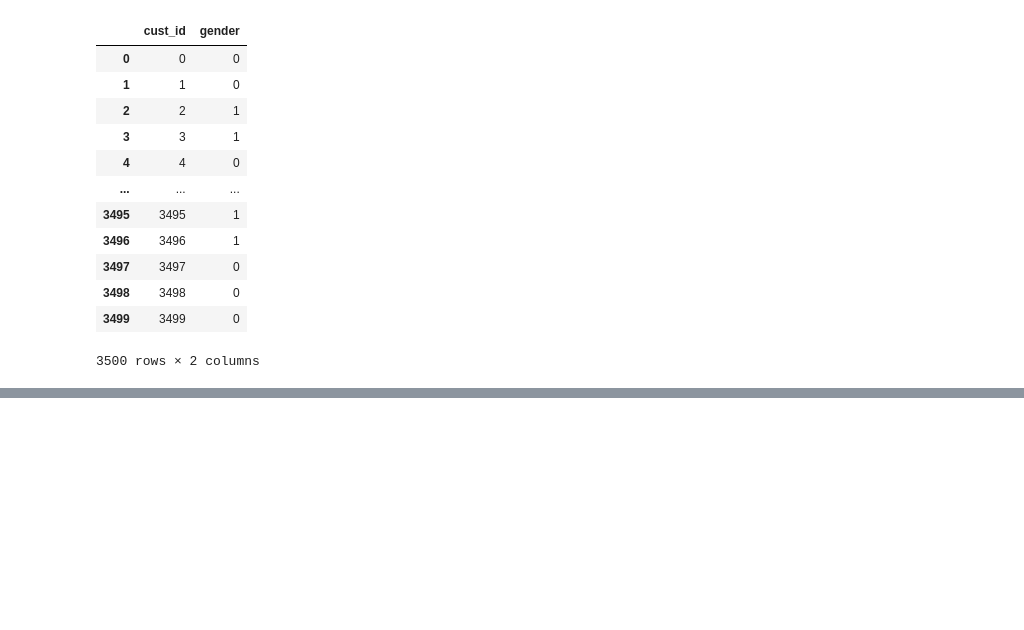
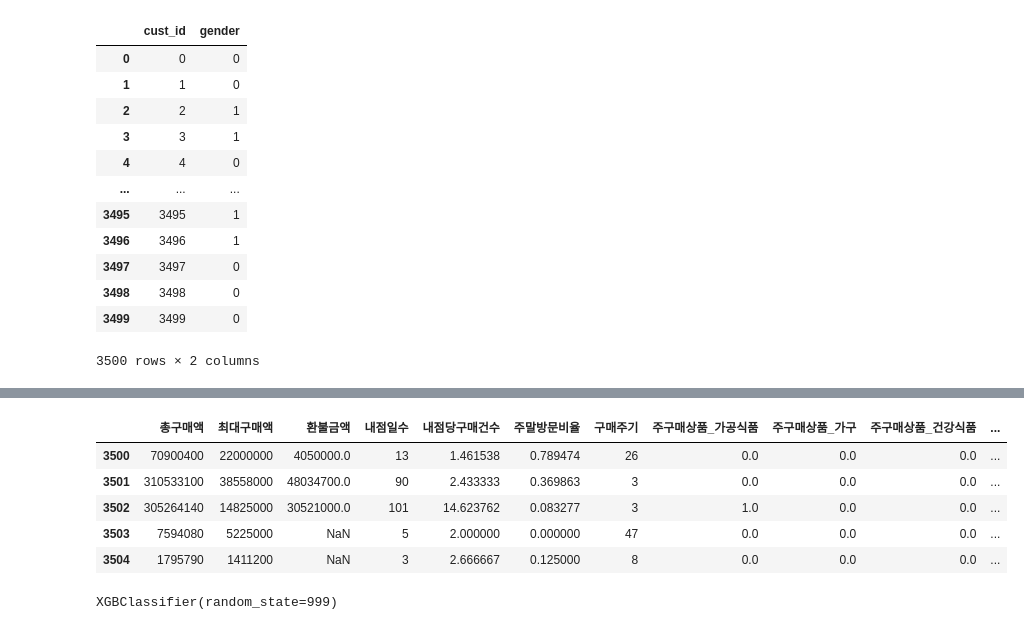
Before and after one commit to tkasod2/TIL, a Jupyter notebook: 빅분기_준비용_흐름파일.ipynb, the cells around one changed output, grey strips where cells are left out. Saved outputs shown, nothing was run; the diff lists cells and outputs as text; code cells hidden in the pictures; blank space fills up the shorter version.

```diff
--- a/빅분기_준비용_흐름파일.ipynb
+++ b/빅분기_준비용_흐름파일.ipynb
@@ -81,3 +84,0 @@ numeric_columns = [x for x in X_train.columns if x not in categorical_columns]
-# %%
-encoder.fit(X_data)
-df_X = pd.DataFrame(encoder.fit_transform(X_data[categorical_columns]))
@@ -153,0 +85,9 @@ set(X_train['주구매상품'].drop_duplicates()).difference(set(X_test['주구
+# %%
+# column 정의
+categorical_columns = ['주구매상품','주구매지점']
+numeric_columns = [x for x in X_train.columns if x not in categorical_columns]
+
+# 범주형 변수 처리 one hot encoding
+encoder = PPR.OneHotEncoder(categories='auto', sparse=False)
+categorical_X = pd.DataFrame(encoder.fit_transform(X_data[categorical_columns]))
+categorical_X.columns = encoder.get_feature_names(X_data[categorical_columns].columns)
@@ -154,2 +108,17 @@ set(X_train['주구매상품'].drop_duplicates()).difference(set(X_test['주구
+# %%
+numeric_X = X_data[numeric_columns]
+# %%
+X = pd.concat([numeric_X,categorical_X], axis = 1)
+X_train = X[X['구분']=='train']
+X_test = X[X['구분']=='test']
+# %%
+X_test.head()
+# %% [output]
+|  | 총구매액 | 최대구매액 | 환불금액 | 내점일수 | 내점당구매건수 | 주말방문비율 | 구매주기 | 주구매상품_가공식품 | 주구매상품_가구 | 주구매상품_건강식품 | ... |
+| 3500 | 70900400 | 22000000 | 4050000.0 | 13 | 1.461538 | 0.789474 | 26 | 0.0 | 0.0 | 0.0 | ... |
+| 3501 | 310533100 | 38558000 | 48034700.0 | 90 | 2.433333 | 0.369863 | 3 | 0.0 | 0.0 | 0.0 | ... |
+| 3502 | 305264140 | 14825000 | 30521000.0 | 101 | 14.623762 | 0.083277 | 3 | 1.0 | 0.0 | 0.0 | ... |
+| 3503 | 7594080 | 5225000 | NaN | 5 | 2.000000 | 0.000000 | 47 | 0.0 | 0.0 | 0.0 | ... |
+| 3504 | 1795790 | 1411200 | NaN | 3 | 2.666667 | 0.125000 | 8 | 0.0 | 0.0 | 0.0 | ... |
 # %%
 sklearn.metrics.roc_auc_score
@@ -159,0 +127,13 @@ model.fit(X_train,y_train)
+# %%
+# 사용하지 않는 Columns 삭제
+del X_train['구분']
+del X_train['cust_id']
+del X_test['구분']
+del X_test['cust_id']
+del y_train['cust_id']
+
+# model fitting
+clf = xgb.XGBClassifier(random_state=999)
+clf.fit(X_train, y_train)
+# %% [output]
+XGBClassifier(random_state=999)
```
Also changed, not shown: parts of 24 cells of this notebook.
